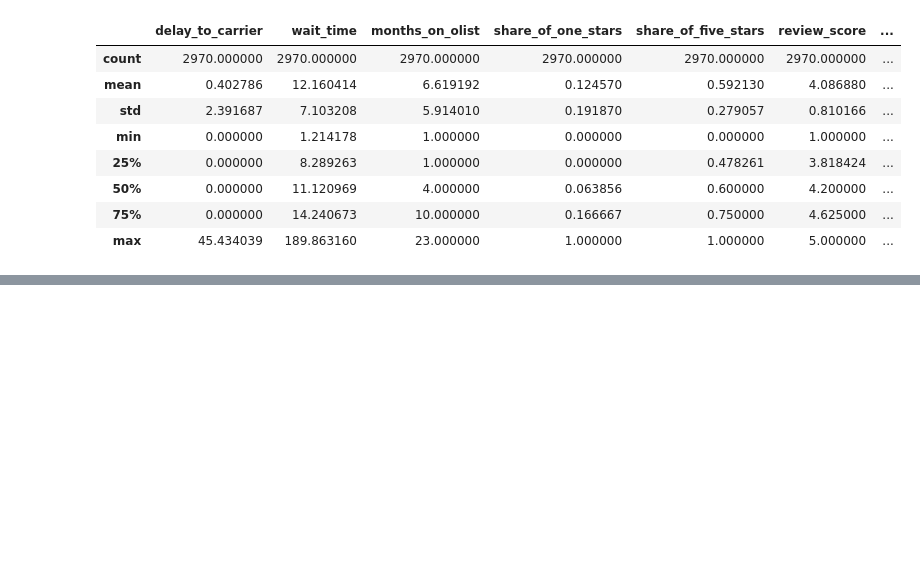
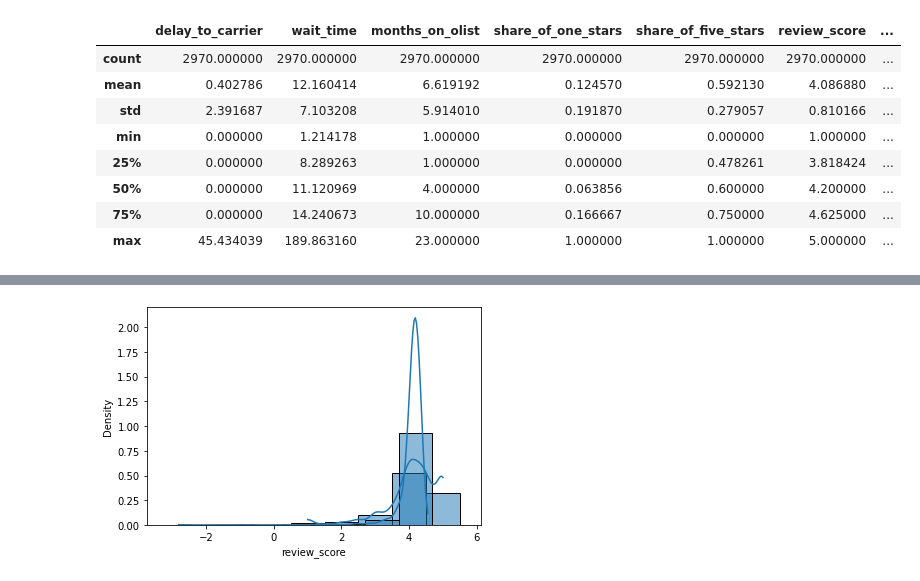
Before and after one commit to phlln/olist-analysis, a Jupyter notebook: notebooks/Sellers Data Analysis.ipynb, the cells around one changed output, grey strips where cells are left out. Cells and saved outputs as stored; diff of their text form; code cells hidden in the pictures; blank space fills up the shorter version.

```diff
--- a/notebooks/Sellers Data Analysis.ipynb
+++ b/notebooks/Sellers Data Analysis.ipynb
@@ -73,5 +96,7 @@ model.rsquared
 # %%
-sns.histplot(sellers.review_score, kde=True, stat='density', discrete=True)
+sns.histplot(sellers['review_score'], kde=True, stat='density', discrete=True)
 sns.histplot(model.predict(sellers_standardized[features]), kde=True, stat='density', discrete=True);
+# %% [output]
+[figure, added]
 # %%
 sns.histplot(model.resid, kde=True, stat='density', discrete=True);
```
Also changed, not shown: parts of 9 cells of this notebook.
